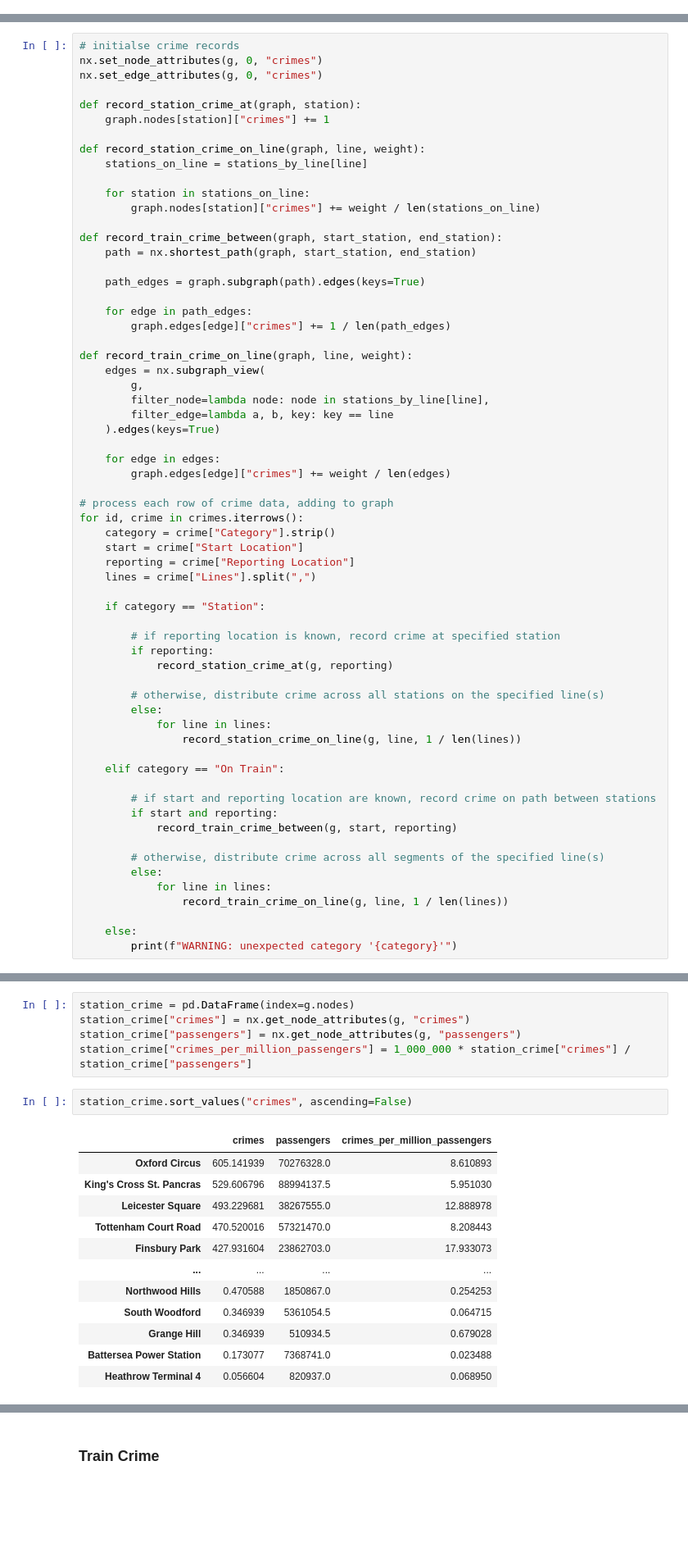
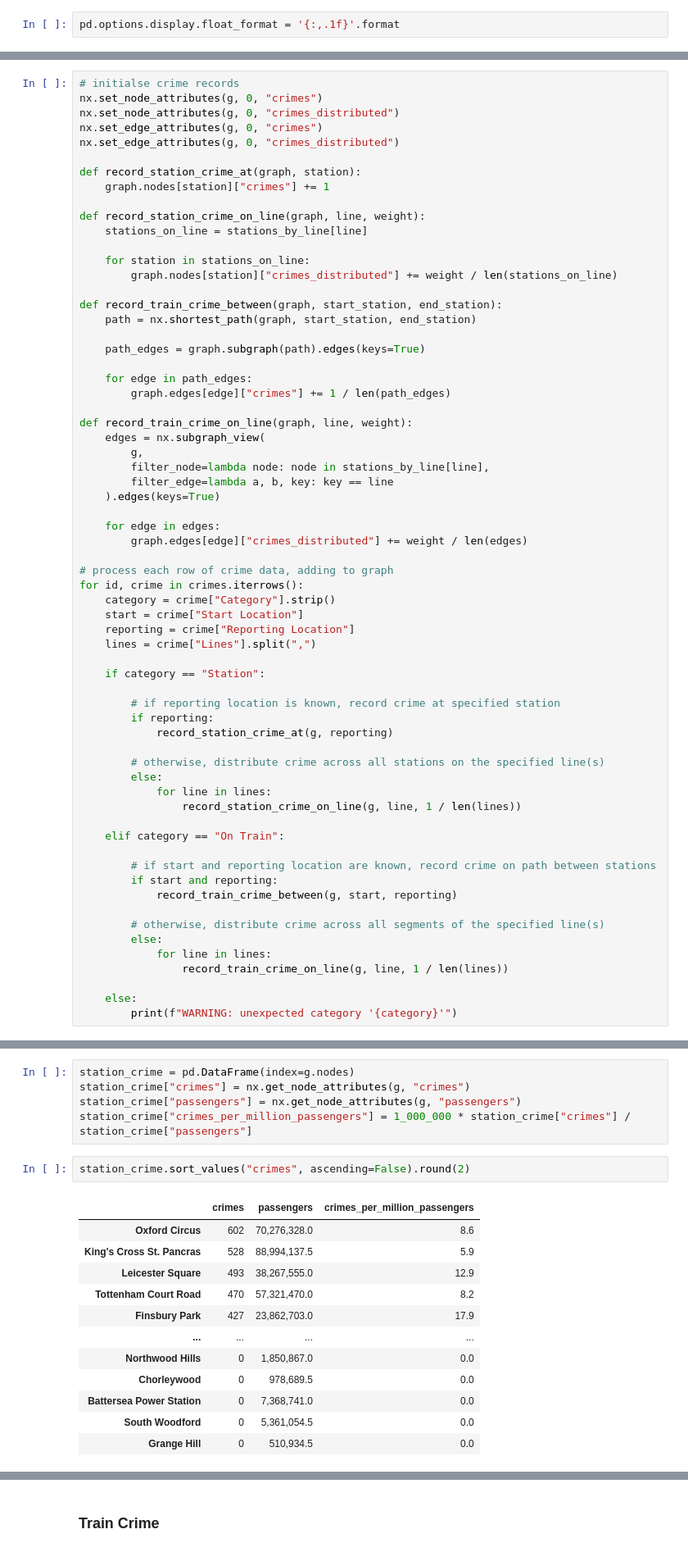
Before and after one commit to undevised/crime-on-the-underground, a Jupyter notebook: content/london-underground.ipynb, the cells around one changed output, grey strips where cells are left out. Shown at 82% size. Drawn from its saved outputs; the diff is of its cells as text; blank space fills up the shorter version.

Commit message:
update notebook to separate distributed crimes

```diff
--- a/content/london-underground.ipynb
+++ b/content/london-underground.ipynb
@@ -146,6 +146,8 @@ for station, row in stations.iterrows():
         stations_by_line[line].add(station)
 # %% [markdown]
 ## Graphing the Underground Network
+# %%
+pd.options.display.float_format = '{:,.1f}'.format
 # %%
 g = nx.MultiGraph()
 
@@ -197,7 +199,9 @@ crimes
 # %%
 # initialse crime records
 nx.set_node_attributes(g, 0, "crimes")
+nx.set_node_attributes(g, 0, "crimes_distributed")
 nx.set_edge_attributes(g, 0, "crimes")
+nx.set_edge_attributes(g, 0, "crimes_distributed")
 
 def record_station_crime_at(graph, station):
     graph.nodes[station]["crimes"] += 1
@@ -206,7 +210,7 @@ def record_station_crime_on_line(graph, line, weight):
     stations_on_line = stations_by_line[line]
 
     for station in stations_on_line:
-        graph.nodes[station]["crimes"] += weight / len(stations_on_line)
+        graph.nodes[station]["crimes_distributed"] += weight / len(stations_on_line)
 
 def record_train_crime_between(graph, start_station, end_station):
     path = nx.shortest_path(graph, start_station, end_station)
@@ -224,7 +228,7 @@ def record_train_crime_on_line(graph, line, weight):
     ).edges(keys=True)
 
     for edge in edges:
-        graph.edges[edge]["crimes"] += weight / len(edges)
+        graph.edges[edge]["crimes_distributed"] += weight / len(edges)
 
 # process each row of crime data, adding to graph
 for id, crime in crimes.iterrows():
@@ -319,19 +323,19 @@ station_crime["crimes"] = nx.get_node_attributes(g, "crimes")
 station_crime["passengers"] = nx.get_node_attributes(g, "passengers")
 station_crime["crimes_per_million_passengers"] = 1_000_000 * station_crime["crimes"] / station_crime["passengers"]
 # %%
-station_crime.sort_values("crimes", ascending=False)
+station_crime.sort_values("crimes", ascending=False).round(2)
 # %% [output]
 |  | crimes | passengers | crimes_per_million_passengers |
-| Oxford Circus | 605.141939 | 70276328.0 | 8.610893 |
-| King's Cross St. Pancras | 529.606796 | 88994137.5 | 5.951030 |
-| Leicester Square | 493.229681 | 38267555.0 | 12.888978 |
-| Tottenham Court Road | 470.520016 | 57321470.0 | 8.208443 |
-| Finsbury Park | 427.931604 | 23862703.0 | 17.933073 |
+| Oxford Circus | 602 | 70,276,328.0 | 8.6 |
+| King's Cross St. Pancras | 528 | 88,994,137.5 | 5.9 |
+| Leicester Square | 493 | 38,267,555.0 | 12.9 |
+| Tottenham Court Road | 470 | 57,321,470.0 | 8.2 |
+| Finsbury Park | 427 | 23,862,703.0 | 17.9 |
 | ... | ... | ... | ... |
-| Northwood Hills | 0.470588 | 1850867.0 | 0.254253 |
-| South Woodford | 0.346939 | 5361054.5 | 0.064715 |
-| Grange Hill | 0.346939 | 510934.5 | 0.679028 |
-| Battersea Power Station | 0.173077 | 7368741.0 | 0.023488 |
-| Heathrow Terminal 4 | 0.056604 | 820937.0 | 0.068950 |
+| Northwood Hills | 0 | 1,850,867.0 | 0.0 |
+| Chorleywood | 0 | 978,689.5 | 0.0 |
+| Battersea Power Station | 0 | 7,368,741.0 | 0.0 |
+| South Woodford | 0 | 5,361,054.5 | 0.0 |
+| Grange Hill | 0 | 510,934.5 | 0.0 |
 271 rows × 3 columns
 # %%
```
Also changed, not shown: parts of 7 cells of this notebook, 1 other file.
